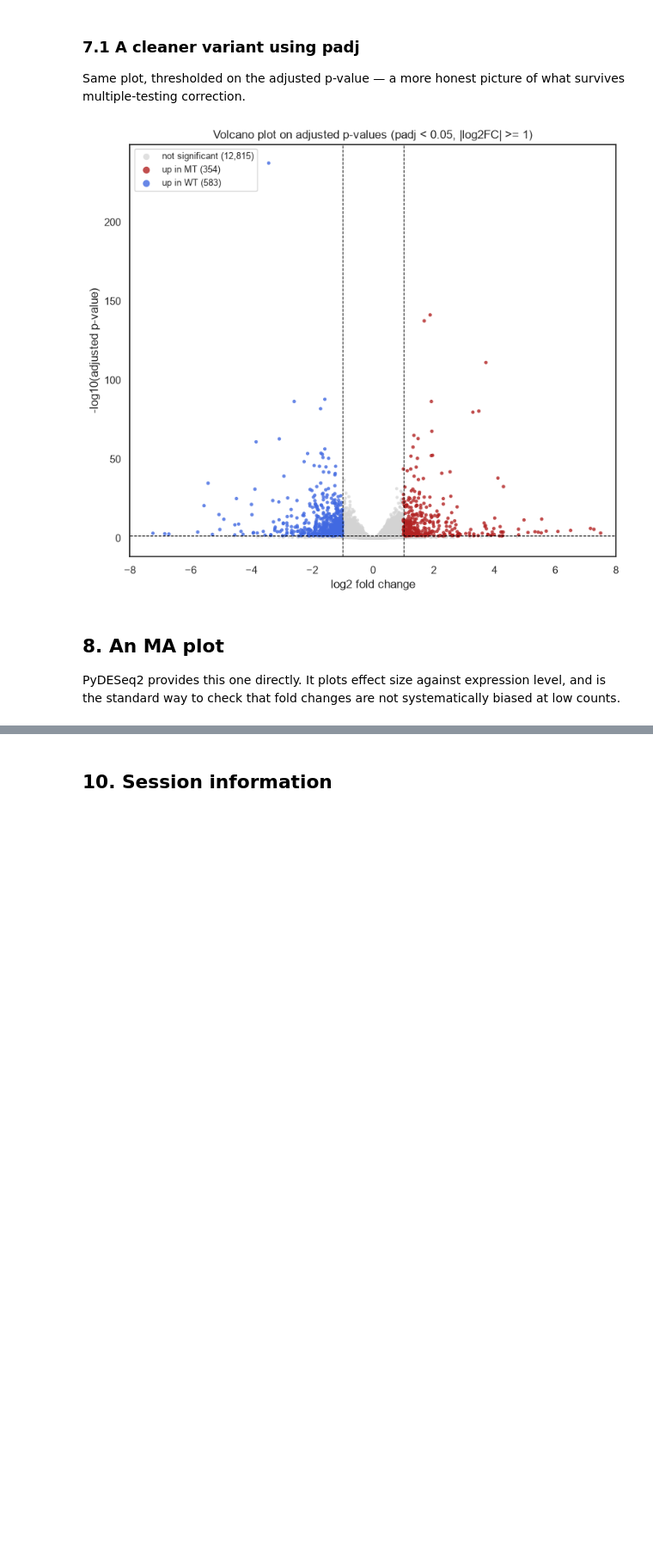
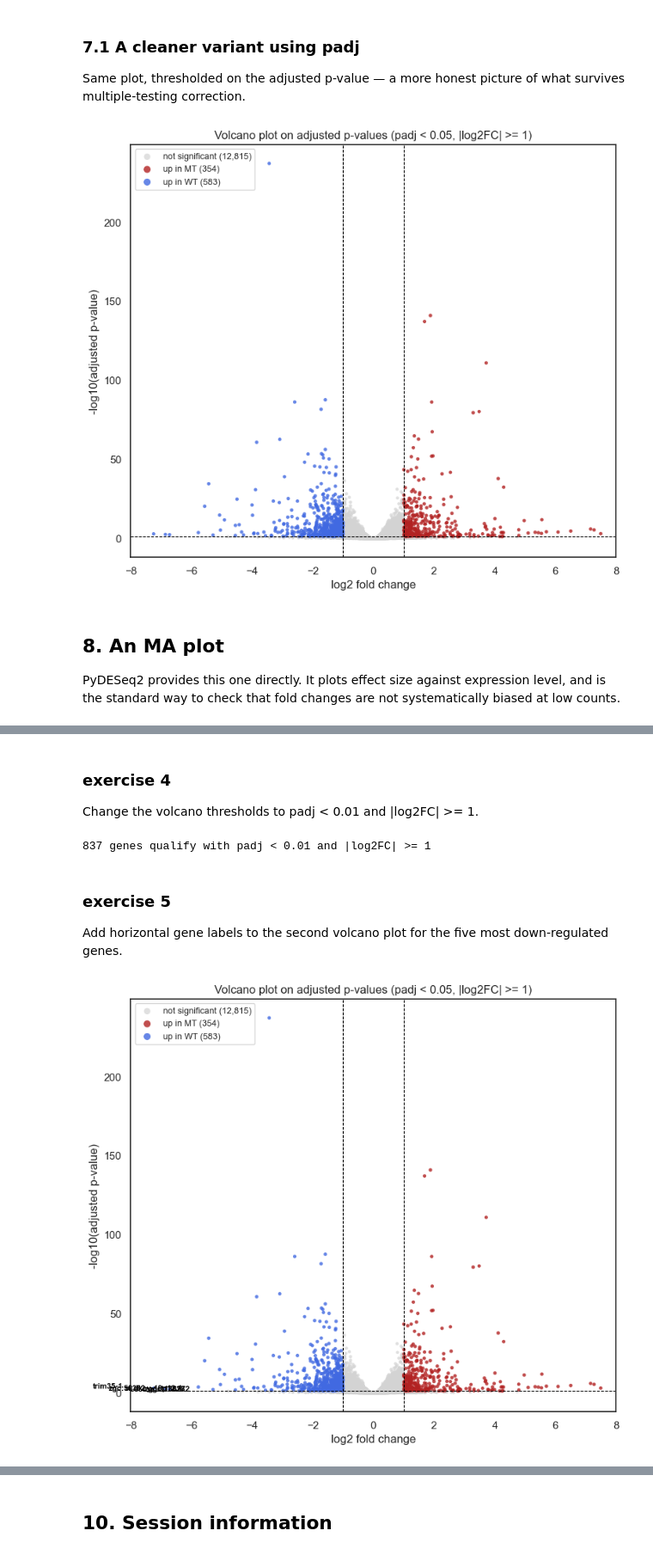
Before and after one commit to enriquea/ZebraQ, a Jupyter notebook: lessons-py/S5_PyDESeq2_Visualization.ipynb, the cells around one changed output, grey strips where cells are left out. Shown at 86% size. Saved outputs shown, nothing was run; the diff lists cells and outputs as text; code cells hidden in the pictures; blank space fills up the shorter version.

```diff
--- a/lessons-py/S5_PyDESeq2_Visualization.ipynb
+++ b/lessons-py/S5_PyDESeq2_Visualization.ipynb
@@ -429,0 +530,79 @@ stat_res.plot_MA(s=6)
+# %% [markdown]
+### exercise 4
+Change the volcano thresholds to padj < 0.01 and |log2FC| >= 1.
+# %%
+# Define new thresholds
+ALPHA_NEW = 0.01
+LFC_CUT_NEW = 1  # |log2FC| >= 1 → 2-fold change
+
+# Create new significance mask
+is_sig = (results["padj"] < ALPHA_NEW) & (results["log2FoldChange"].abs() >= LFC_CUT_NEW)
+
+# Count
+num_sig = is_sig.sum()
+print(f"{num_sig:,} genes qualify with padj < {ALPHA_NEW} and |log2FC| >= {LFC_CUT_NEW}")
+# %% [output]
+837 genes qualify with padj < 0.01 and |log2FC| >= 1
+# %% [markdown]
+### exercise 5
+Add horizontal gene labels to the second volcano plot for the five most down-regulated genes.
+# %%
+fig, ax = plt.subplots(figsize=(8, 7))
+
+v["neglog10padj"] = -np.log10(v["padj"].clip(lower=1e-300))
+is_sig = (v["padj"] < ALPHA) & (v["log2FoldChange"].abs() >= 1)
+
+ax.scatter(v.loc[~is_sig, "log2FoldChange"], v.loc[~is_sig, "neglog10padj"],
+           c="lightgrey", s=11, alpha=0.7, edgecolors="none",
+           label=f"not significant ({(~is_sig).sum():,})")
+sig_up = is_sig & (v["log2FoldChange"] > 0)
+sig_dn = is_sig & (v["log2FoldChange"] < 0)
+ax.scatter(v.loc[sig_up, "log2FoldChange"], v.loc[sig_up, "neglog10padj"],
+           c="firebrick", s=13, alpha=0.8, edgecolors="none",
+           label=f"up in {TREATMENT} ({sig_up.sum():,})")
+ax.scatter(v.loc[sig_dn, "log2FoldChange"], v.loc[sig_dn, "neglog10padj"],
+           c="royalblue", s=13, alpha=0.8, edgecolors="none",
+           label=f"up in {REFERENCE} ({sig_dn.sum():,})")
+
+ax.axhline(-np.log10(ALPHA), ls="--", c="black", lw=0.8)
+ax.axvline(1, ls="--", c="black", lw=0.8)
+ax.axvline(-1, ls="--", c="black", lw=0.8)
+
+#5 most downregulated genes (lowest log2FC)
+hits = v[ (v["padj"] < ALPHA) & (v["log2FoldChange"] <= -1)].copy()
+
+# Lowest log2FoldChange means strongest down-regulation
+top_down = hits.nsmallest(5, "log2FoldChange")
+
+labels = [
+    ax.text(
+        row["log2FoldChange"],
+        row["neglog10padj"],
+        gene,
+        fontsize=8,
+        fontweight="bold",
+        ha="center",
+        va="center",
+        color="black",
+    )
+    for gene, row in top_down.iterrows()
+]
+
+if HAVE_ADJUSTTEXT and labels:
+    adjust_text(labels, ax=ax, force_text=1.0, force_static=0.8, force_pull=0.1, expand=(1.4, 1.8), only_move={
+            "text": "y",
+            "static": "y",
+            "explode": "y",
+            "pull": "y",
+        },
+        ensure_inside_axes=True, arrowprops=dict(arrowstyle="-", color="grey", lw=0.7, alpha=0.8,),
+    )
+
+
+ax.set(title=f"Volcano plot on adjusted p-values (padj < {ALPHA}, |log2FC| >= 1)",
+       xlabel="log2 fold change", ylabel="-log10(adjusted p-value)", xlim=(-8, 8))
+ax.legend(loc="upper left", frameon=True, fontsize=9, markerscale=2)
+plt.tight_layout()
+plt.show()
+# %% [output]
+[figure, added]
```
Also changed, not shown: parts of 19 cells of this notebook, 2 other files.
